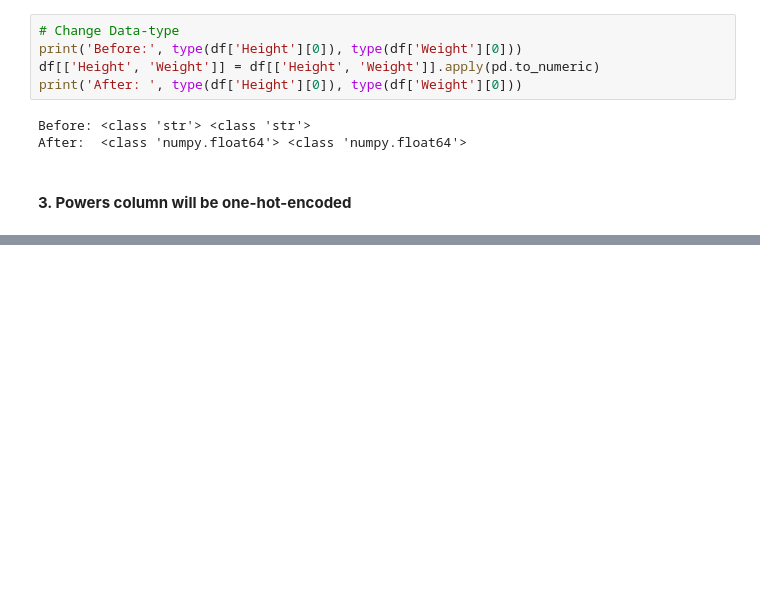
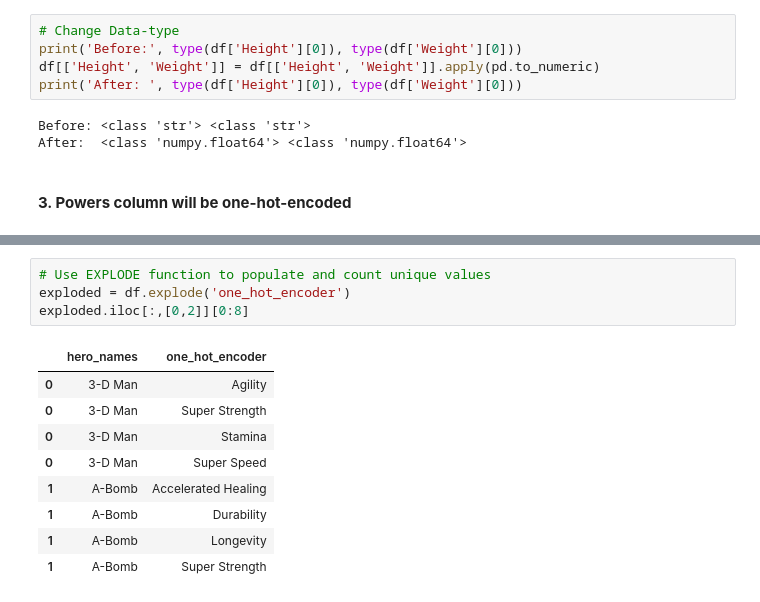
Before and after one commit to Suganthan-Thamotharampillai/02.08-Week_14-Advanced-Transformations---Suganthan_Thamotharampillai, a Jupyter notebook: 02.08 Week_14 Advanced Transformations - Suganthan_Thamotharampillai.ipynb, the cells around one changed output, grey strips where cells are left out. Cells and saved outputs as stored; diff of their text form; blank space fills up the shorter version.

```diff
--- a/02.08 Week_14 Advanced Transformations - Suganthan_Thamotharampillai.ipynb
+++ b/02.08 Week_14 Advanced Transformations - Suganthan_Thamotharampillai.ipynb
@@ -152,0 +185,14 @@ After:  <class 'numpy.float64'> <class 'numpy.float64'>
+# %%
+# Use EXPLODE function to populate and count unique values
+exploded = df.explode('one_hot_encoder')
+exploded.iloc[:,[0,2]][0:8]
+# %% [output]
+|  | hero_names | one_hot_encoder |
+| 0 | 3-D Man | Agility |
+| 0 | 3-D Man | Super Strength |
+| 0 | 3-D Man | Stamina |
+| 0 | 3-D Man | Super Speed |
+| 1 | A-Bomb | Accelerated Healing |
+| 1 | A-Bomb | Durability |
+| 1 | A-Bomb | Longevity |
+| 1 | A-Bomb | Super Strength |
```
Also changed, not shown: parts of 19 cells of this notebook.
